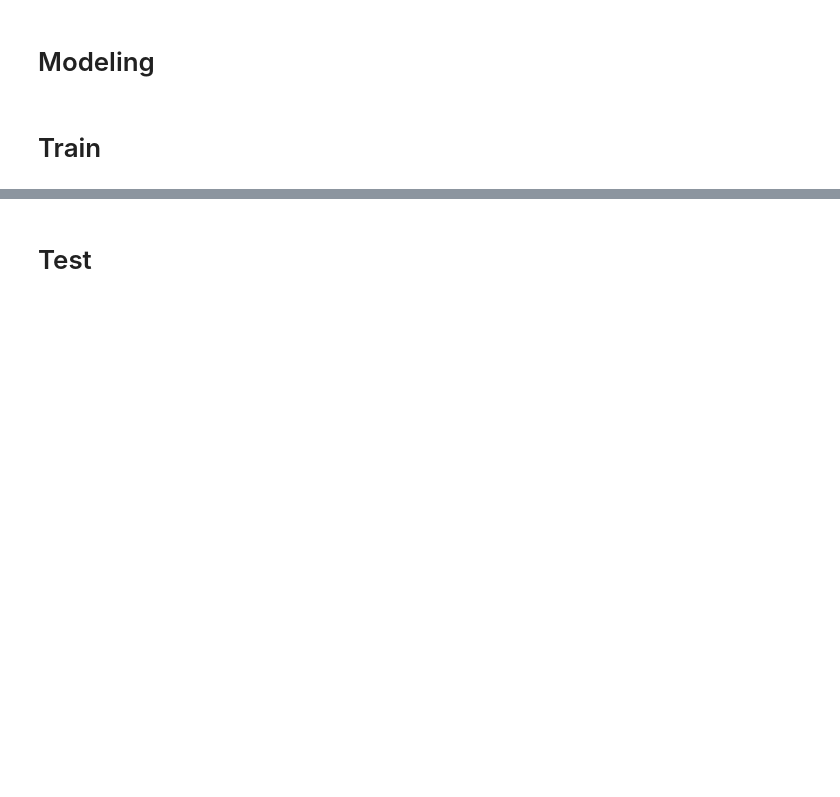
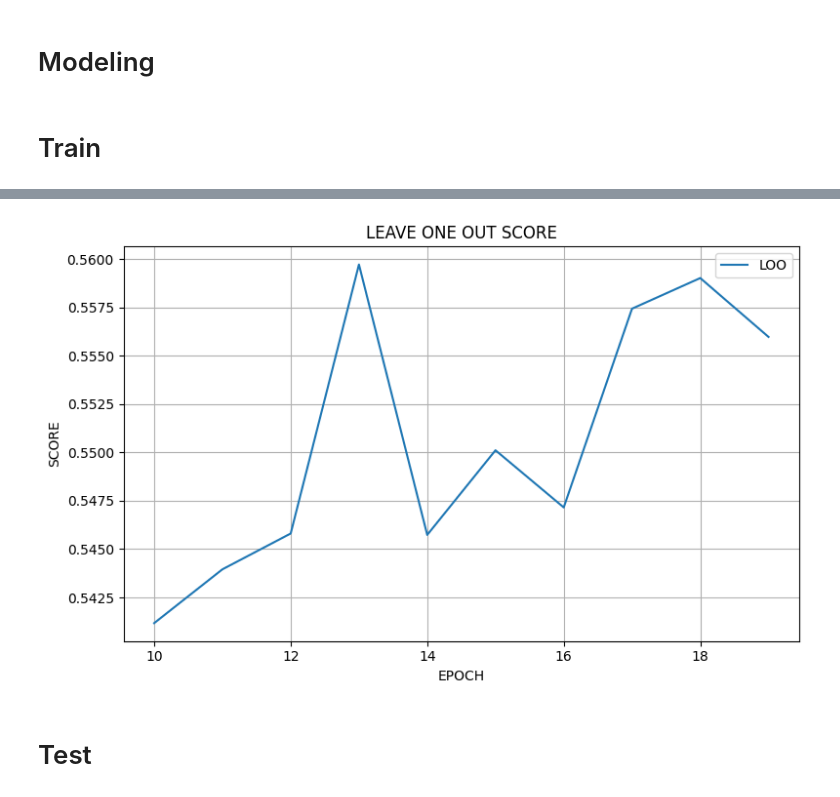
Before and after one commit to jayarnim/RS-DRNet, a Jupyter notebook: _notebooks/pointwise/association_movielens.ipynb, the cells around one changed output, grey strips where cells are left out. Cells and saved outputs as stored; diff of their text form; code cells hidden in the pictures; blank space fills up the shorter version.

```diff
--- a/_notebooks/pointwise/association_movielens.ipynb
+++ b/_notebooks/pointwise/association_movielens.ipynb
@@ -226,3 +222,7 @@ UTILS.visualizer.loss_plot(history, 'TASK LOSS')
+# %%
+UTILS.visualizer.score_plot(history, 'SCORE')
+# %% [output]
+[figure, added]
 # %% [markdown]
 # Test
 # %%
```
Also changed, not shown: parts of 18 cells of this notebook, 40 other files.
